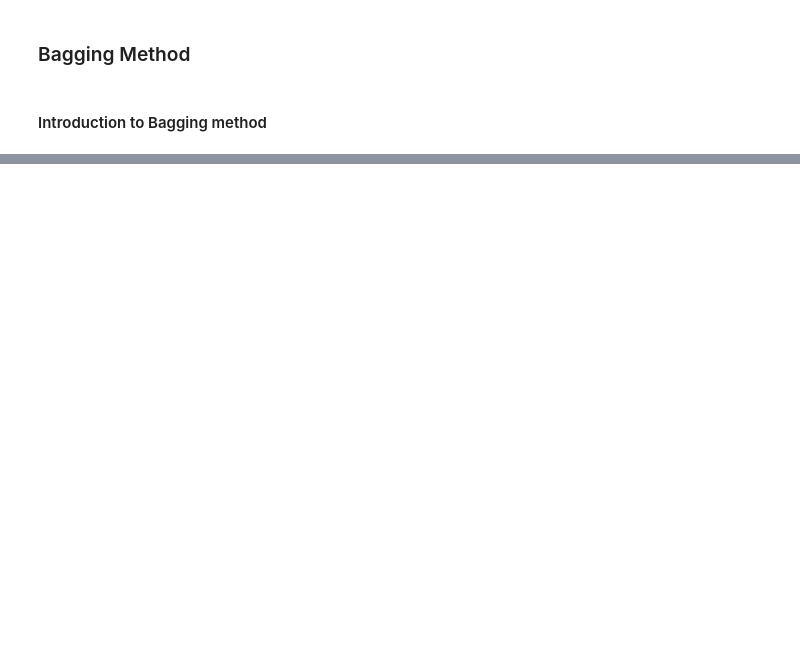
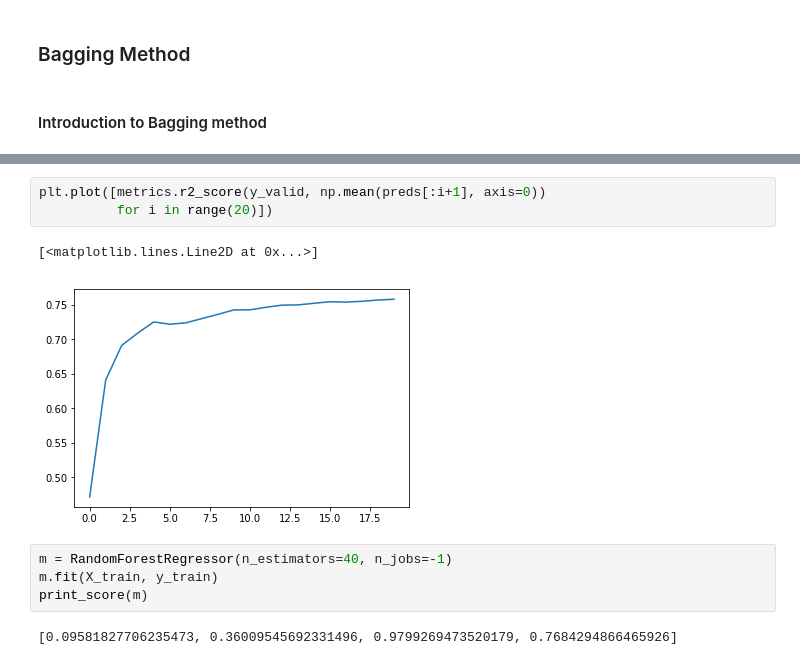
Before and after one commit to MrRutledge/ML_Practice, a Jupyter notebook: FastAi_ML_RandomForest.ipynb, the cells around one changed output, grey strips where cells are left out. Drawn from its saved outputs; the diff is of its cells as text; blank space fills up the shorter version.

```diff
--- a/FastAi_ML_RandomForest.ipynb
+++ b/FastAi_ML_RandomForest.ipynb
@@ -420,0 +474,12 @@ Bagging method aslo known as is the idea of having multiple trees to get more ge
+# %%
+plt.plot([metrics.r2_score(y_valid, np.mean(preds[:i+1], axis=0))
+          for i in range(20)])
+# %% [output]
+[<matplotlib.lines.Line2D at 0x...>]
+[figure, added]
+# %%
+m = RandomForestRegressor(n_estimators=40, n_jobs=-1)
+m.fit(X_train, y_train)
+print_score(m)
+# %% [output]
+[0.09581827706235473, 0.36009545692331496, 0.9799269473520179, 0.7684294866465926]
```
Also changed, not shown: parts of 39 cells of this notebook, 1 other file.
